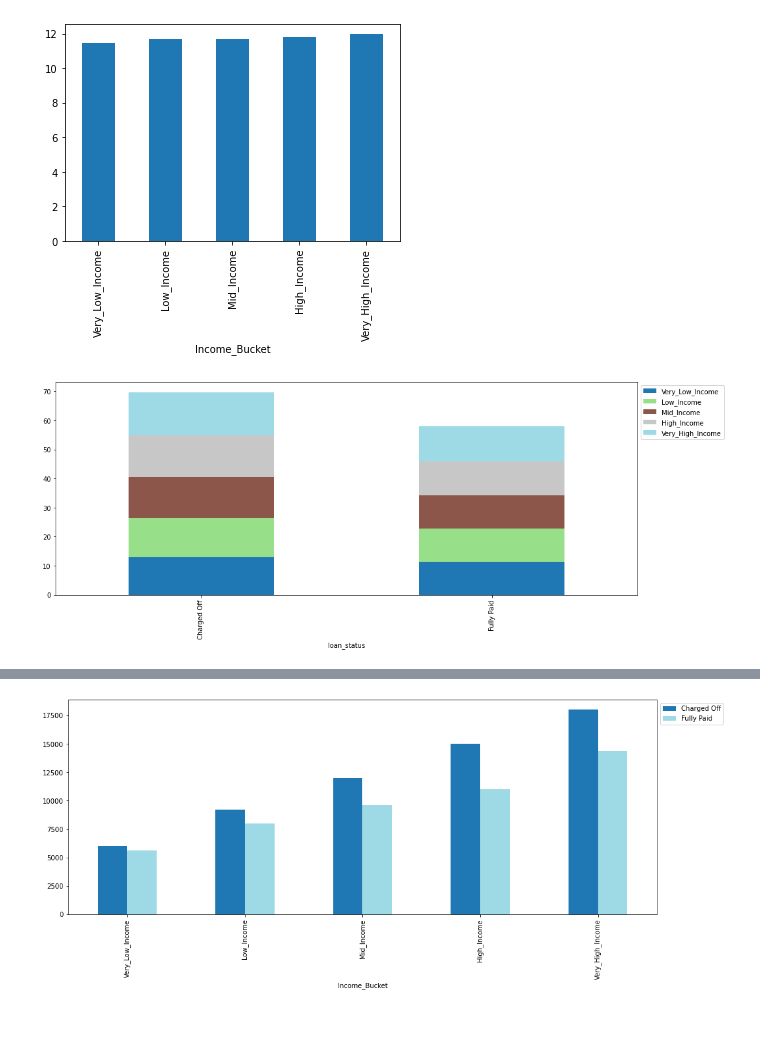
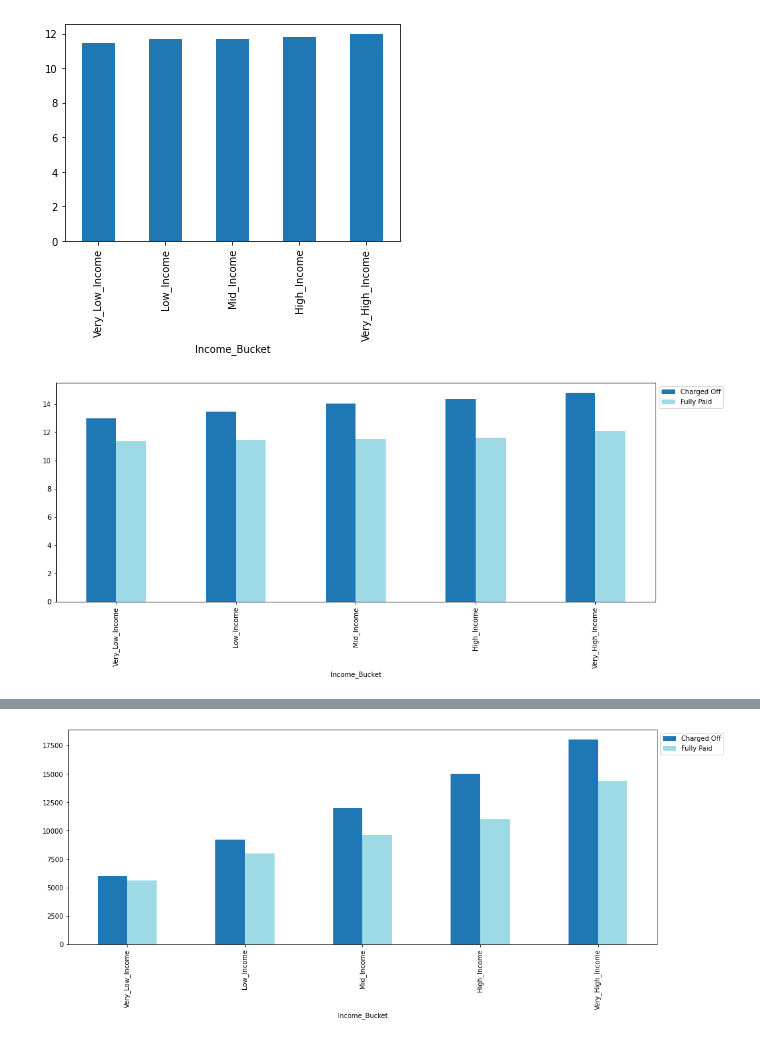
Before and after one commit to JamshedAhsan/fraud-detection, a Jupyter notebook: Case-Study-Lending-Loan-Club.ipynb, the cells around one changed output, grey strips where cells are left out. Cells and saved outputs as stored; diff of their text form; code cells hidden in the pictures.

```diff
--- a/Case-Study-Lending-Loan-Club.ipynb
+++ b/Case-Study-Lending-Loan-Club.ipynb
@@ -159,0 +480,3 @@ memory usage: 15.5+ MB
+# %%
+loan_df2['loan_status'] = loan_df2['loan_status'].astype('category')
+loan_df2.info()
@@ -280,0 +647,3 @@ Name: purpose, dtype: int64
+# %%
+loan_df2['purpose'] = loan_df2['purpose'].astype('category')
+loan_df2.info()
@@ -318,7 +709,0 @@ memory usage: 14.2+ MB
-# %%
-# Assumption: it seems following columns viz.
-#'delinq_2yrs', 'delinq_amnt',
-# are related to CURREN in progress loan;
-#these can be dropped for further analysis since it is not clear will it become part of Charged-off or fully-paid
-loan_df2 = loan_df2.drop(columns=['delinq_2yrs', 'delinq_amnt'])
-loan_df2.info()
@@ -342,0 +734,4 @@ memory usage: 13.6+ MB
+# %%
+loan_df2 = loan_df2.drop(columns=['zip_code'])
+loan_df2['addr_state'] = loan_df2['addr_state'].astype('category')
+loan_df2.info()
@@ -1125,9 +1545,9 @@ loan_df2.groupby(by='Income_Bucket')['int_rate'].median().plot.bar()
 [figure]
 # %%
 #what is the relationship among loan_status, annual income vs interest rate
-loan_status_vs_income_vs_interest_rate = pd.pivot_table(data=loan_df2, index='loan_status', columns='Income_Bucket', values='int_rate')
-loan_status_vs_income_vs_interest_rate.plot(kind='bar', stacked=True, figsize=[16,6],colormap='tab20')
+loan_status_vs_income_vs_interest_rate = pd.pivot_table(data=loan_df2, index='Income_Bucket', columns='loan_status', values='int_rate')
+loan_status_vs_income_vs_interest_rate.plot(kind='bar', stacked=False, figsize=[16,6],colormap='tab20')
 plt.legend(bbox_to_anchor = (1, 1))
 plt.show()
 # %% [output]
-[figure, old version]
+[figure, new version]
```
Also changed, not shown: parts of 103 cells of this notebook.
